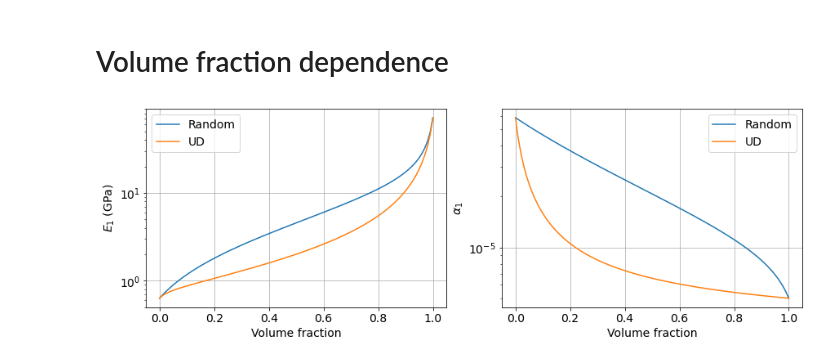
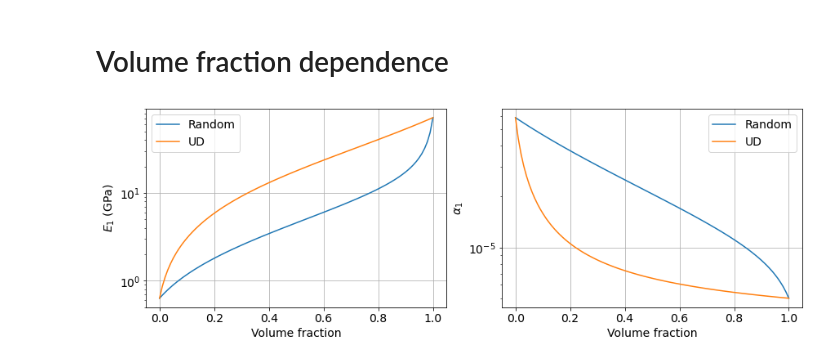
Before and after one commit to tianyikillua/fiberpy, a Jupyter notebook: docs/notebooks/mechanics.ipynb, the cells around one changed output. Saved outputs shown, nothing was run; the diff lists cells and outputs as text; code cells hidden in the pictures.

```diff
--- a/docs/notebooks/mechanics.ipynb
+++ b/docs/notebooks/mechanics.ipynb
@@ -124,32 +124,32 @@ vf = np.linspace(0, 1, 100)
 Random = np.zeros((len(vf), 12))
 UD = np.zeros((len(vf), 12))
 for i in range(len(vf)):
     fiber.vf = vf[i]
     A = fiber.ABar(np.ones(3) / 3, recompute_UD=True)
     Random[i, :9] = A2Eij(A)
     Random[i, 9:] = fiber.alphaBar(A)
 
     A = fiber.TandonWeng()
     UD[i, :9] = A2Eij(A)
     UD[i, 9:] = fiber.alphaBar(A)
 
 plt.figure(figsize=(12, 4))
 plt.subplot(121)
 plt.semilogy(vf, Random[:, 0] / 1e3, "C0-", label="Random")
-plt.semilogy(vf, UD[:, 1] / 1e3, "C1-", label="UD")
+plt.semilogy(vf, UD[:, 0] / 1e3, "C1-", label="UD")
 plt.xlabel("Volume fraction")
 plt.ylabel("$E_1$ (GPa)")
 plt.grid()
 plt.legend()
 
 plt.subplot(122)
 plt.semilogy(vf, Random[:, 9], "C0-", label="Random")
 plt.semilogy(vf, UD[:, 9], "C1-", label="UD")
 plt.xlabel("Volume fraction")
 plt.ylabel(r"$\alpha_{1}$")
 plt.grid()
 plt.legend()
 
 plt.show()
 # %% [output]
-[figure, old version]
+[figure, new version]
```
Also changed, not shown: parts of 1 cell of this notebook, 2 other files.
